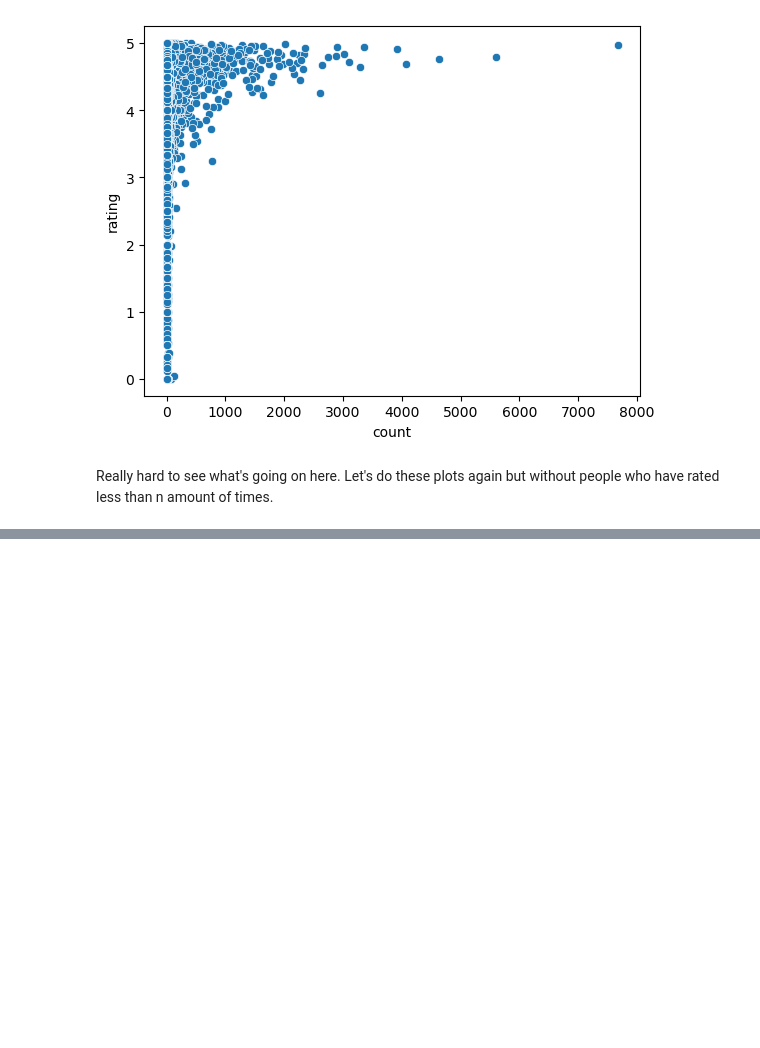
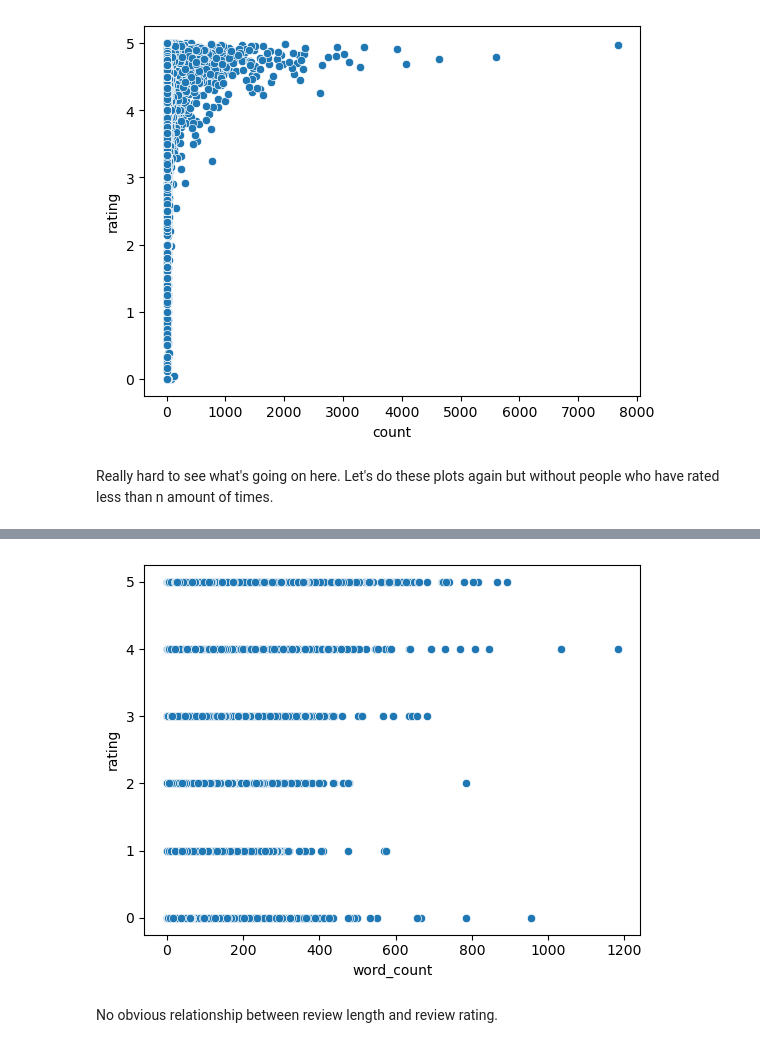
Before and after one commit to savannahpass/CapstoneProject1, a Jupyter notebook: 02_exploratory_data_analysis.ipynb, the cells around one changed output, grey strips where cells are left out. Saved outputs shown, nothing was run; the diff lists cells and outputs as text; code cells hidden in the pictures; blank space fills up the shorter version.

```diff
--- a/02_exploratory_data_analysis.ipynb
+++ b/02_exploratory_data_analysis.ipynb
@@ -377,0 +401,3 @@ plt.legend(['rare users','frequent users']);
+# %%
+# [expression for item in iterable if condition == True]
+interactions['word_count'] = [len(reviews.split()) for reviews in interactions['review']]
@@ -377,0 +413,6 @@ plt.legend(['rare users','frequent users']);
+# %%
+sns.scatterplot(x='word_count', y ='rating', data=interactions);
+# %% [output]
+[figure, added]
+# %% [markdown]
+No obvious relationship between review length and review rating.
```
Also changed, not shown: parts of 35 cells of this notebook.
